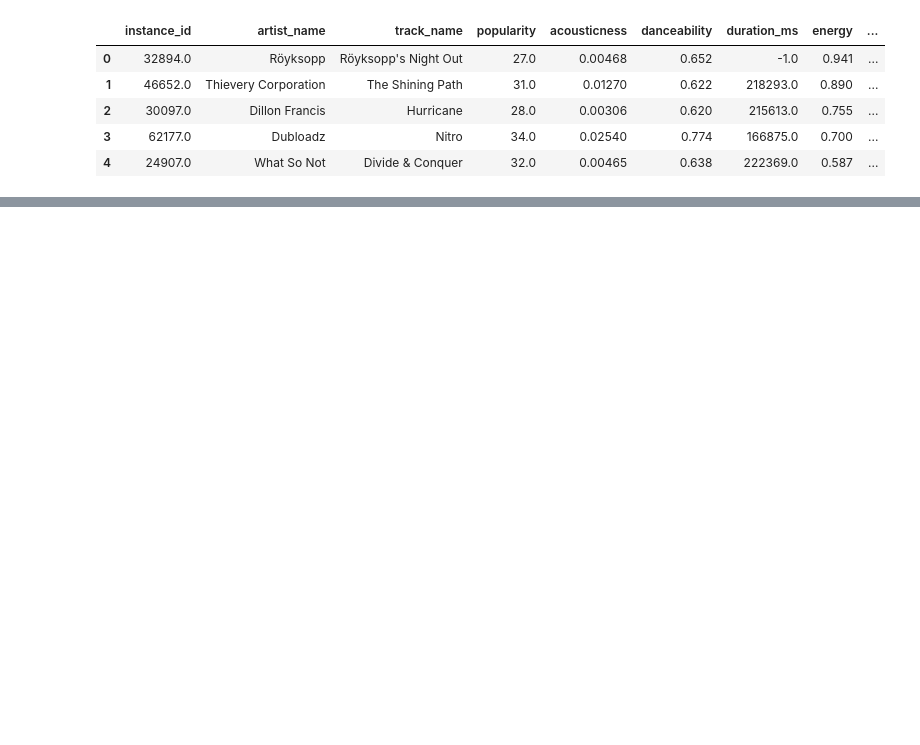
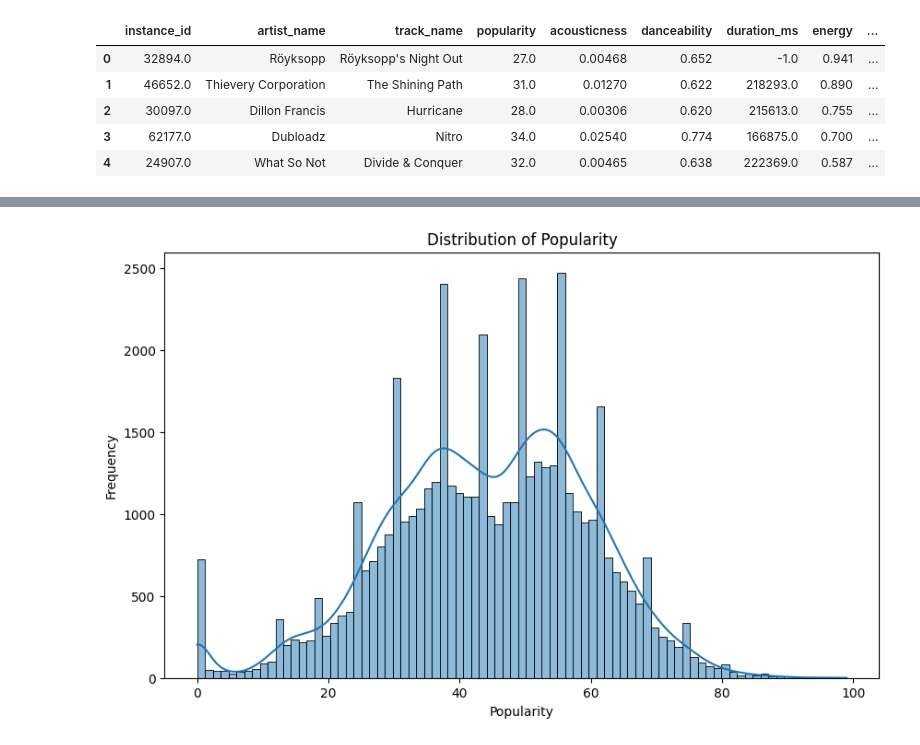
Before and after one commit to walethewave/All-Analysis-on-Music, a Jupyter notebook: mus.ipynb, the cells around one changed output, grey strips where cells are left out. Drawn from its saved outputs; the diff is of its cells as text; code cells hidden in the pictures; blank space fills up the shorter version.

```diff
--- a/mus.ipynb
+++ b/mus.ipynb
@@ -14,0 +75,83 @@ df.head(5)
+# %%
+import pandas as pd
+import matplotlib.pyplot as plt
+import seaborn as sns
+
+# Read the CSV file into a DataFrame
+df = pd.read_csv('music_genre.csv')
+
+# Display the first few rows of the DataFrame
+print(df.head())
+
+# Calculate the average popularity of the tracks
+average_popularity = df['popularity'].mean()
+print(f"Average Popularity: {average_popularity}")
+
+# Identify the most popular track
+most_popular_track = df.loc[df['popularity'].idxmax()]
+print(f"Most Popular Track:\n{most_popular_track}")
+
+# Find the average duration of the tracks
+average_duration = df['duration_ms'].mean()
+print(f"Average Duration (ms): {average_duration}")
+
+# Plot the distribution of popularity
+plt.figure(figsize=(10, 6))
+sns.histplot(df['popularity'], kde=True)
+plt.title('Distribution of Popularity')
+plt.xlabel('Popularity')
+plt.ylabel('Frequency')
+plt.show()
+
+# Plot a scatter plot showing the relationship between danceability and energy
+plt.figure(figsize=(10, 6))
+sns.scatterplot(data=df, x='danceability', y='energy', hue='popularity', palette='viridis')
+plt.title('Danceability vs. Energy')
+plt.xlabel('Danceability')
+plt.ylabel('Energy')
+plt.show()
+
+# Correlation heatmap
+plt.figure(figsize=(12, 8))
+numeric_df = df.select_dtypes(include=['float64', 'int64'])  # Select only numeric columns
+correlation_matrix = numeric_df.corr()
+sns.heatmap(correlation_matrix, annot=True, cmap='coolwarm')
+plt.title('Correlation Heatmap')
+plt.show()
+
+# Top 10 artists by average popularity
+top_artists = df.groupby('artist_name')['popularity'].mean().sort_values(ascending=False).head(10)
+plt.figure(figsize=(12, 6))
+top_artists.plot(kind='bar')
+plt.title('Top 10 Artists by Average Popularity')
+plt.xlabel('Artist Name')
+plt.ylabel('Average Popularity')
+plt.xticks(rotation=45)
+plt.show()
+
+# Track duration distribution
+plt.figure(figsize=(10, 6))
+sns.histplot(df['duration_ms'] / 1000 / 60, kde=True)  # Convert ms to minutes
+plt.title('Distribution of Track Duration')
+plt.xlabel('Duration (minutes)')
+plt.ylabel('Frequency')
+plt.show()
+
+# Energy vs. Loudness scatter plot
+plt.figure(figsize=(10, 6))
+sns.scatterplot(data=df, x='energy', y='loudness', hue='popularity', palette='viridis')
+plt.title('Energy vs. Loudness')
+plt.xlabel('Energy')
+plt.ylabel('Loudness')
+plt.show()
+
+# Average metrics by key
+average_metrics_by_key = df.groupby('key').mean(numeric_only=True)[['popularity', 'danceability', 'energy', 'liveness']]
+average_metrics_by_key.plot(kind='bar', figsize=(14, 8))
+plt.title('Average Metrics by Key')
+plt.xlabel('Key')
+plt.ylabel('Average Value')
+plt.xticks(rotation=45)
+plt.legend(loc='upper right')
+plt.show()
+# %% [output]
@@ -14,0 +175 @@ df.head(5)
+[figure, added]
```
Also changed, not shown: parts of 4 cells of this notebook, 1 other file.
